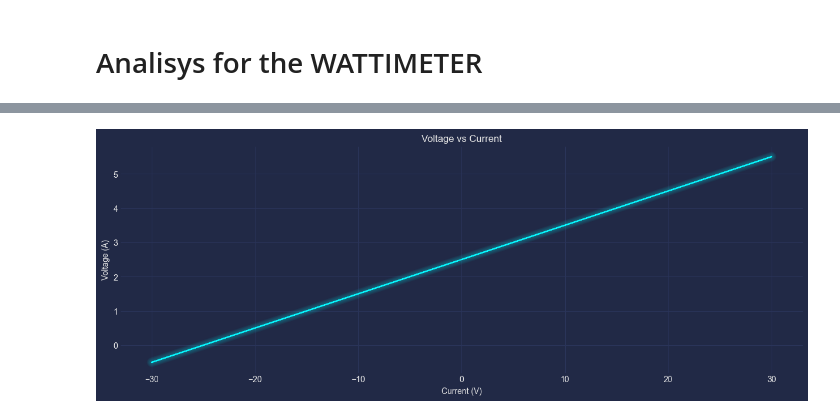
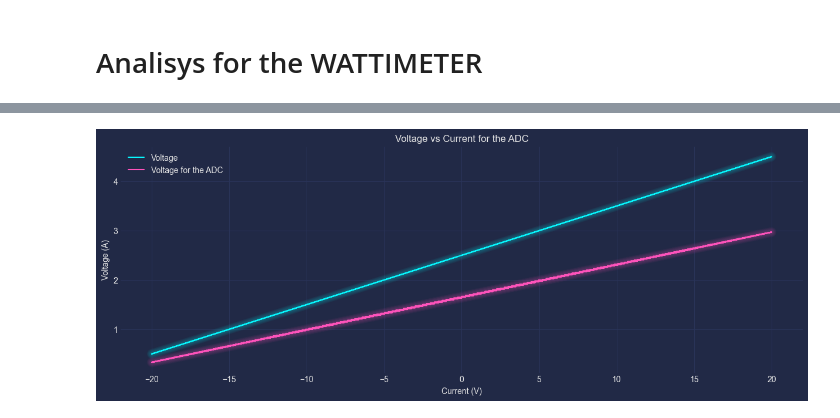
Before and after one commit to Gedankenn/esp32_wattimeter, a Jupyter notebook: wattimeter.ipynb, the cells around one changed output, grey strips where cells are left out. Drawn from its saved outputs; the diff is of its cells as text; code cells hidden in the pictures.

```diff
--- a/wattimeter.ipynb
+++ b/wattimeter.ipynb
@@ -46,23 +94,27 @@ $$
 # %%
 A = []
 V = []
+Vadc = []
 f = 60
 t = 1/f
 Res = 1000
 
 for i in range(0, Res):
-    A.append(30 * math.sin(2*math.pi*f*i/(30*Res)))
+    A.append(20 * math.sin(2*math.pi*f*i/(30*Res)))
     V.append(A[i]*0.1 + 2.5)
+    Vadc.append((A[i]*0.1 + 2.5)*0.66)
 
 
 fig = plt.figure()
 fig.set_size_inches(15, 5)
 plt.plot(A, V)
-plt.title('Voltage vs Current')
+plt.step(A, Vadc)
+plt.legend(['Voltage', 'Voltage for the ADC'])
+plt.title('Voltage vs Current for the ADC')
 plt.xlabel('Current (V)')
 plt.ylabel('Voltage (A)')
 
 mplcyberpunk.make_lines_glow()
 plt.show()
 # %% [output]
-[figure, old version]
+[figure, new version]
```
Also changed, not shown: parts of 5 cells of this notebook.
